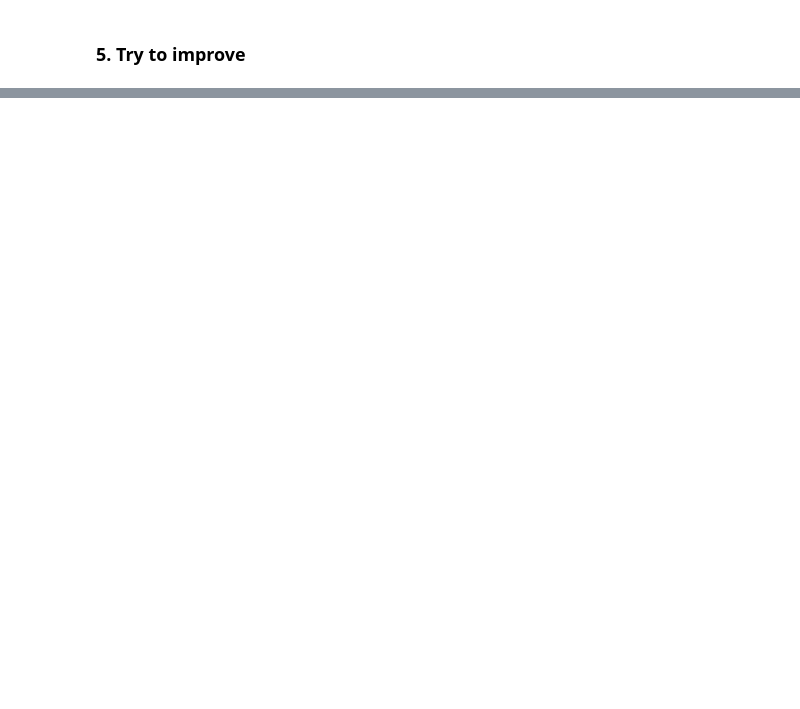
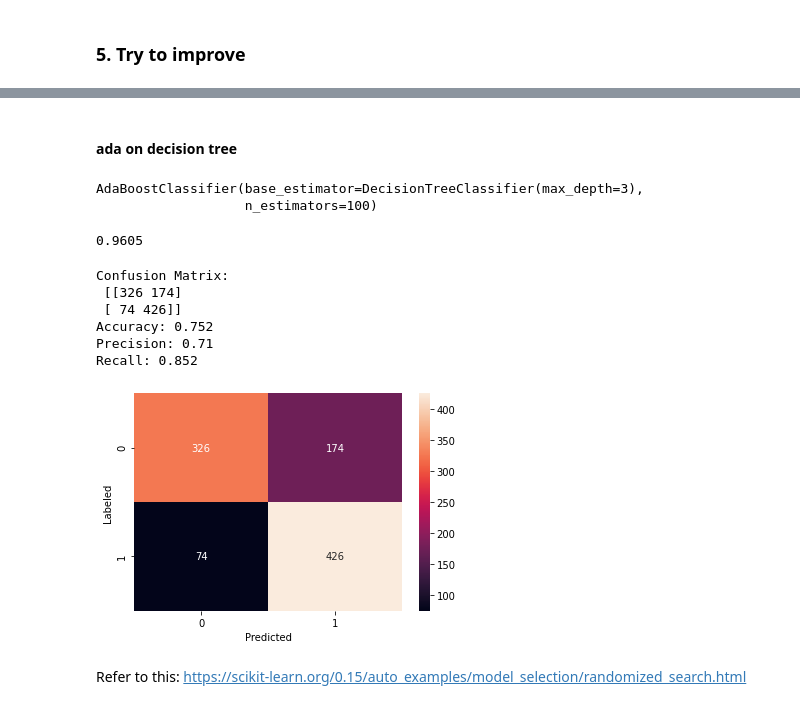
Before and after one commit to datamut/simplesentiment, a Jupyter notebook: sentiment.ipynb, the cells around one changed output, grey strips where cells are left out. Drawn from its saved outputs; the diff is of its cells as text; code cells hidden in the pictures; blank space fills up the shorter version.

```diff
--- a/sentiment.ipynb
+++ b/sentiment.ipynb
@@ -277,0 +498,2 @@ evaluate_model(mix_clf_model, mix_test_set, mix_feature2index)
+# %% [markdown]
+#### ada on decision tree
@@ -277,0 +506,22 @@ evaluate_model(mix_clf_model, mix_test_set, mix_feature2index)
+# %%
+clf_ada.fit(prepared_data.X_train, prepared_data.y_train)
+# %% [output]
+AdaBoostClassifier(base_estimator=DecisionTreeClassifier(max_depth=3),
+                   n_estimators=100)
+# %%
+clf_ada.score(prepared_data.X_train, prepared_data.y_train)
+# %% [output]
+0.9605
+# %%
+y_predict_ada = clf_rf.predict(prepared_data.X_test)
+evaluate_model(prepared_data.y_test, y_predict_ada)
+# %% [output]
+Confusion Matrix:
+ [[326 174]
+ [ 74 426]]
+Accuracy: 0.752
+Precision: 0.71
+Recall: 0.852
+[figure, added]
+# %% [markdown]
+Refer to this: https://scikit-learn.org/0.15/auto_examples/model_selection/randomized_search.html
```
Also changed, not shown: parts of 74 cells of this notebook.
